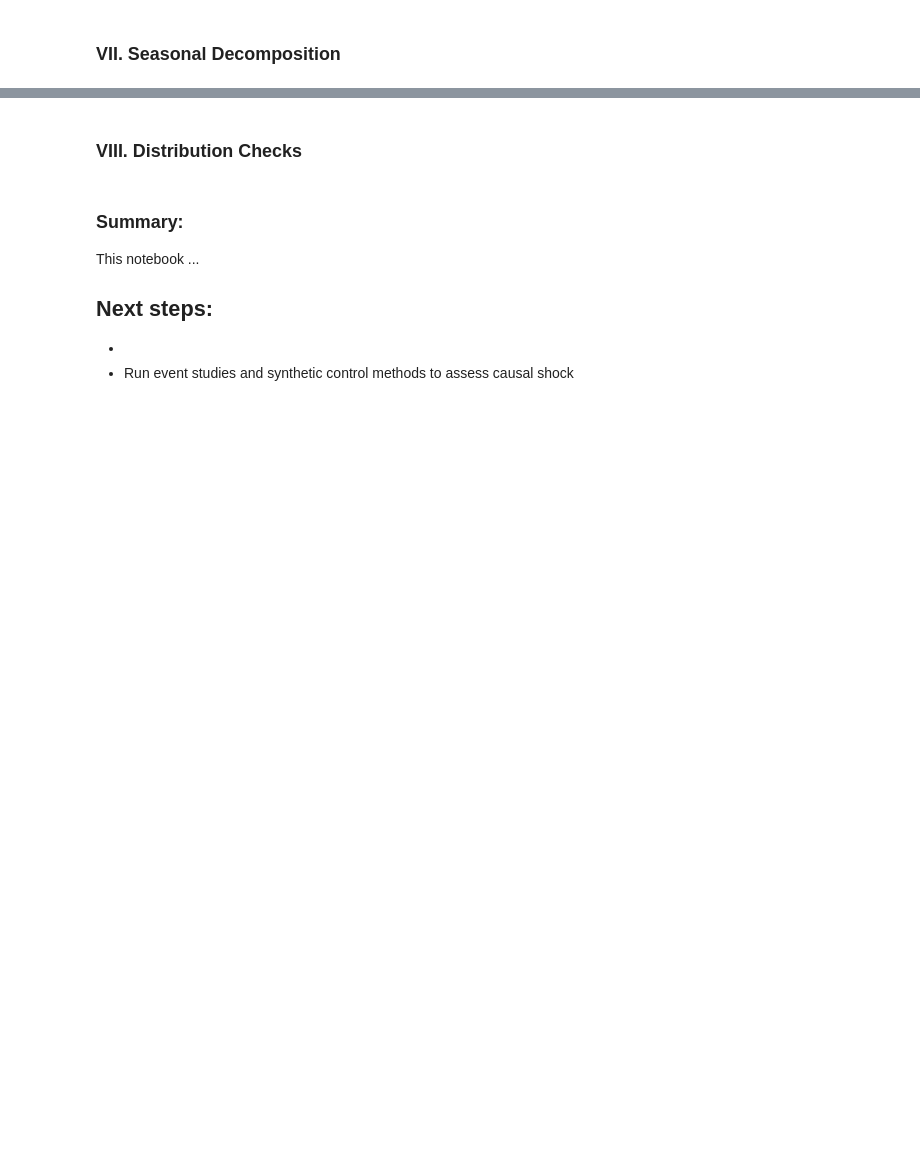
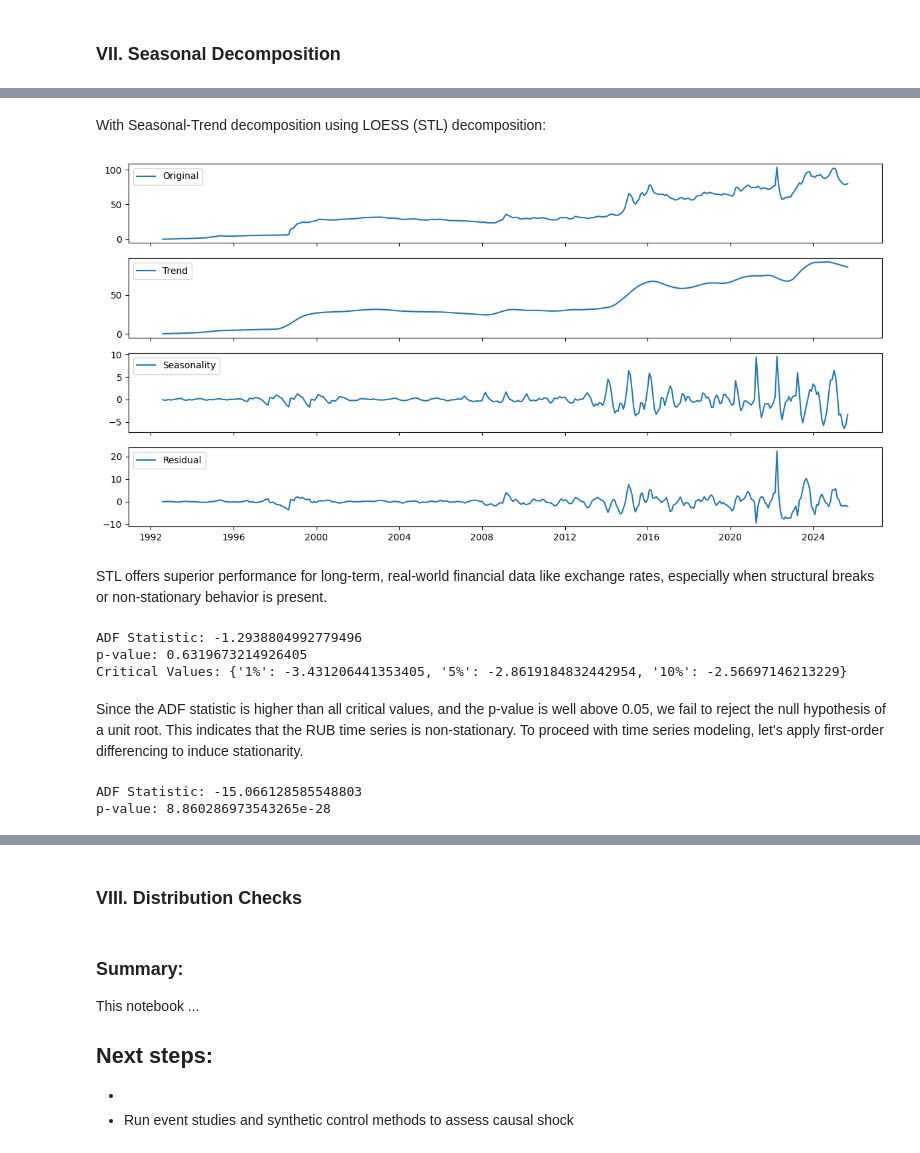
Before and after one commit to ZlataSparrow/Ruble_Volatility_Prediction, a Jupyter notebook: notebook/02_Exploratory_Data_Analysis.ipynb, the cells around one changed output, grey strips where cells are left out. Drawn from its saved outputs; the diff is of its cells as text; code cells hidden in the pictures; blank space fills up the shorter version.

```diff
--- a/notebook/02_Exploratory_Data_Analysis.ipynb
+++ b/notebook/02_Exploratory_Data_Analysis.ipynb
@@ -686,0 +746,51 @@ Modeling Implications:
+# %% [markdown]
+With Seasonal-Trend decomposition using LOESS (STL) decomposition:
+# %%
+stl = STL(rub_series, period=12)
+result = stl.fit()
+trend = result.trend
+seasonal = result.seasonal
+resid = result.resid
+
+fig, axes = plt.subplots(4, 1, figsize=(12, 6), sharex=True)
+axes[0].plot(rub_series, label='Original')
+axes[0].legend(loc='upper left')
+
+axes[1].plot(trend, label='Trend')
+axes[1].legend(loc='upper left')
+
+axes[2].plot(seasonal, label='Seasonality')
+axes[2].legend(loc='upper left')
+
+axes[3].plot(resid, label='Residual')
+axes[3].legend(loc='upper left')
+
+plt.tight_layout()
+plt.show()
+# %% [output]
+[figure, added]
+# %% [markdown]
+STL offers superior performance for long-term, real-world financial data like exchange rates, especially when structural breaks or non-stationary behavior is present.
+# %%
+result = adfuller(data["RUB"])
+print("ADF Statistic:", result[0])
+print("p-value:", result[1])
+print("Critical Values:", result[4])
+# %% [output]
+ADF Statistic: -1.2938804992779496
+p-value: 0.6319673214926405
+Critical Values: {'1%': -3.431206441353405, '5%': -2.8619184832442954, '10%': -2.56697146213229}
+# %% [markdown]
+Since the ADF statistic is higher than all critical values, and the p-value is well above 0.05, we fail to reject the null hypothesis of a unit root. This indicates that the RUB time series is non-stationary.
+To proceed with time series modeling, let's apply first-order differencing to induce stationarity.
+# %%
+data.loc[:, 'RUB_diff1'] = data['RUB'].diff()  # First difference (today - yesterday)
+data.loc[:, 'RUB_diff12'] = data['RUB'].diff(12)  # Seasonal difference (this month - same month last year)
+
+rub_diff1 = data['RUB_diff1'].dropna()
+result = adfuller(rub_diff1)
+print(f'ADF Statistic: {result[0]}')
+print(f'p-value: {result[1]}')
+# %% [output]
+ADF Statistic: -15.066128585548803
+p-value: 8.860286973543265e-28
```
Also changed, not shown: parts of 14 cells of this notebook.
